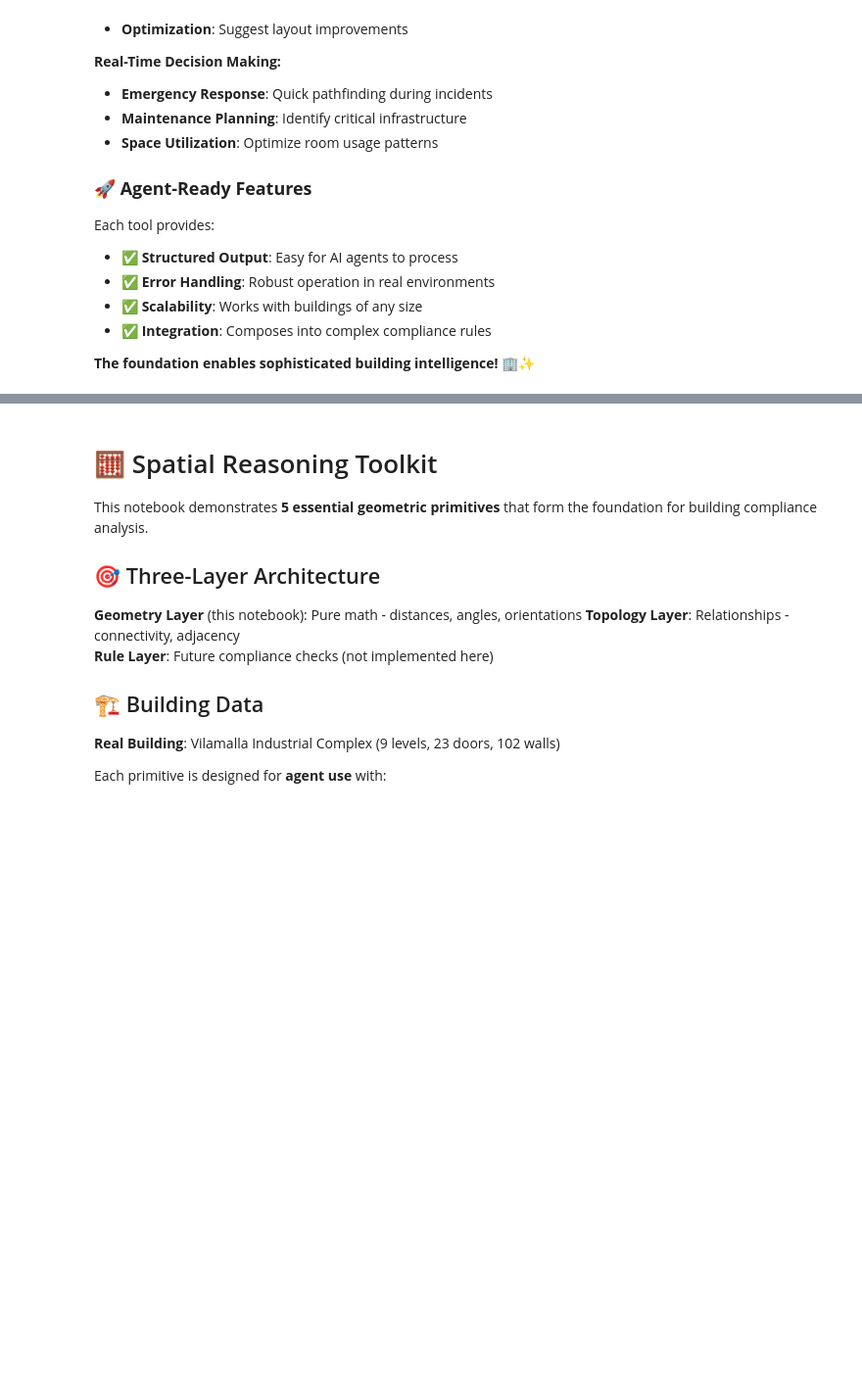
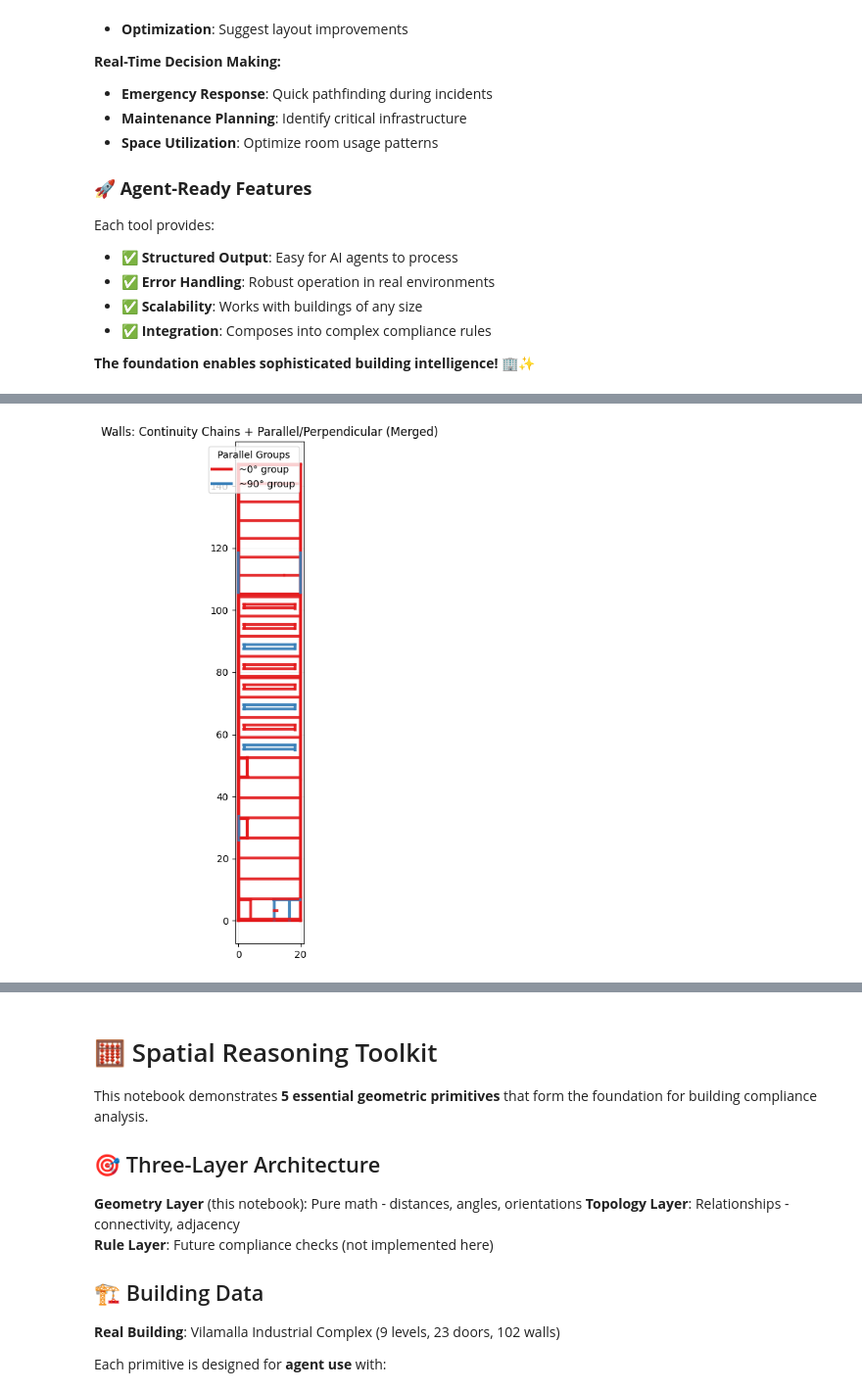
Before and after one commit to RaulAdSe/aec-agent, a Jupyter notebook: notebooks/02_calculations_simple.ipynb, the cells around one changed output, grey strips where cells are left out. Shown: that part at 98% size. Saved outputs shown, nothing was run; the diff lists cells and outputs as text; code cells hidden in the pictures; blank space fills up the shorter version.

```diff
--- a/notebooks/02_calculations_simple.ipynb
+++ b/notebooks/02_calculations_simple.ipynb
@@ -298,0 +520,100 @@ Each tool provides:
+# %%
+# Build continuity chains and parallel groups
+from math import atan2, degrees
+
+def segment_angle(w):
+    p1, p2 = w['start_point'], w['end_point']
+    dx, dy = p2['x'] - p1['x'], p2['y'] - p1['y']
+    ang = (degrees(atan2(dy, dx)) + 360.0) % 180.0  # 0..180 (directionless)
+    return ang
+
+def endpoints(w):
+    a = (w['start_point']['x'], w['start_point']['y'])
+    b = (w['end_point']['x'], w['end_point']['y'])
+    return a, b
+
+def dist(p, q):
+    return ((p[0]-q[0])**2 + (p[1]-q[1])**2) ** 0.5
+
+ang_tol = 5.0  # deg for parallel grouping
+cont_tol = 0.20  # m for continuity per plan
+
+# Index walls
+walls = all_walls
+angles = [segment_angle(w) for w in walls]
+
+# Group by parallel bins
+bins = {}
+for idx, ang in enumerate(angles):
+    key = round(ang / ang_tol) * ang_tol
+    bins.setdefault(key, []).append(idx)
+
+# Build continuity graph (walls as nodes; edge if endpoints within cont_tol)
+import networkx as nx
+WG = nx.Graph()
+WG.add_nodes_from(range(len(walls)))
+
+for i in range(len(walls)):
+    a1, b1 = endpoints(walls[i])
+    for j in range(i+1, len(walls)):
+        a2, b2 = endpoints(walls[j])
+        if min(dist(a1, a2), dist(a1, b2), dist(b1, a2), dist(b1, b2)) <= cont_tol:
+            WG.add_edge(i, j)
+
+# Find continuity chains (connected components)
+components = list(nx.connected_components(WG))
+
+# Detect dominant parallel groups (top 3 by size)
+par_groups = sorted(bins.items(), key=lambda kv: len(kv[1]), reverse=True)[:3]
+
+# Simple perpendicular detection between dominant group angles
+perp_pairs = []
+for i in range(len(par_groups)):
+    for j in range(i+1, len(par_groups)):
+        a, b = par_groups[i][0], par_groups[j][0]
+        diff = abs((a - b + 180) % 180)
+        if abs(diff - 90) <= ang_tol:
+            perp_pairs.append((a, b))
+
+# Visualization
+import matplotlib.pyplot as plt
+fig, ax = plt.subplots(1, 1, figsize=(12, 8))
+
+# Color map for parallel groups
+palette = ['#e41a1c','#377eb8','#4daf4a','#984ea3','#ff7f00']
+angle_to_color = {}
+for idx, (ang_key, idxs) in enumerate(par_groups):
+    angle_to_color[ang_key] = palette[idx % len(palette)]
+
+# Draw all walls faint
+for w in walls:
+    s, e = w['start_point'], w['end_point']
+    ax.plot([s['x'], e['x']], [s['y'], e['y']], color='lightgray', linewidth=1, alpha=0.4)
+
+# Draw continuity chains thicker, colored by parallel group
+for comp in components:
+    comp = list(comp)
+    color = '#888'
+    if comp:
+        # pick the parallel bin of the first member
+        ang_key = round(segment_angle(walls[comp[0]]) / ang_tol) * ang_tol
+        color = angle_to_color.get(ang_key, '#555')
+    for idx in comp:
+        w = walls[idx]
+        s, e = w['start_point'], w['end_point']
+        ax.plot([s['x'], e['x']], [s['y'], e['y']], color=color, linewidth=3, alpha=0.9)
+
+# Annotate a few perpendicular relationships between groups (legend-like)
+legend_handles = []
+for ang_key, _ in par_groups:
+    from matplotlib.lines import Line2D
+    legend_handles.append(Line2D([0],[0], color=angle_to_color[ang_key], lw=3, label=f"~{ang_key:.0f}° group"))
+
+ax.legend(handles=legend_handles, title='Parallel Groups', loc='upper right')
+ax.set_title('Walls: Continuity Chains + Parallel/Perpendicular (Merged)')
+ax.set_aspect('equal')
+ax.grid(True, alpha=0.2)
+plt.tight_layout()
+plt.show()
+# %% [output]
+[figure, added]
```
Also changed, not shown: parts of 17 cells of this notebook.
